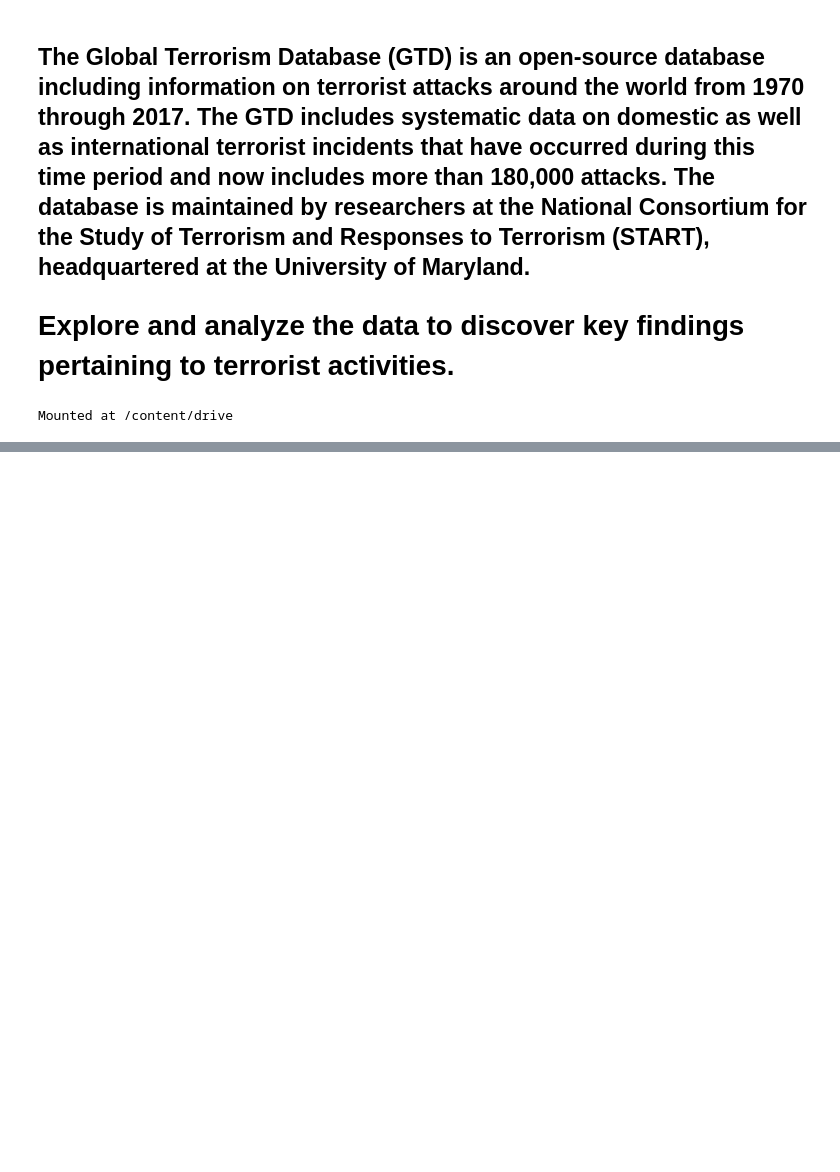
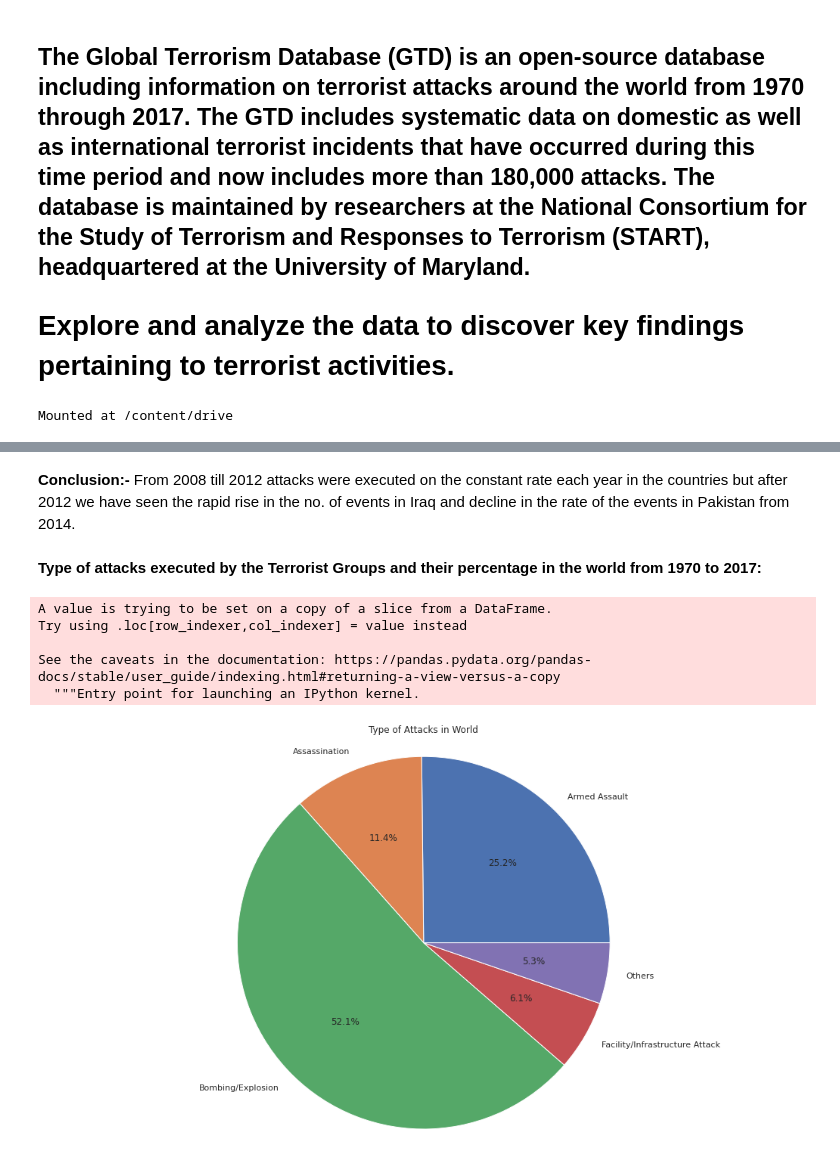
Before and after one commit to ayushjn1995/global_terrorism, a Jupyter notebook: CH_Ayush_Jain_Global_Terrorism_Analysis_Capstone_Project.ipynb, the cells around one changed output, grey strips where cells are left out. Drawn from its saved outputs; the diff is of its cells as text; code cells hidden in the pictures; blank space fills up the shorter version.

```diff
--- a/CH_Ayush_Jain_Global_Terrorism_Analysis_Capstone_Project.ipynb
+++ b/CH_Ayush_Jain_Global_Terrorism_Analysis_Capstone_Project.ipynb
@@ -48,0 +64,24 @@ df.shape
+# %% [markdown]
+**Conclusion:-** From 2008 till 2012 attacks were executed on the constant rate each year in the countries but after 2012 we have seen the rapid rise in the no. of events in Iraq and decline in the rate of the events in Pakistan from 2014.
+# %% [markdown]
+**Type of attacks executed by the Terrorist Groups and their percentage   in the world from 1970 to 2017:**
+# %%
+sub_df["attack_type"] =sub_df['attack_type'].apply(lambda x: x if x in ['Assassination', 'Hostage Taking (Kidnapping)','Bombing/Explosion', 'Facility/Infrastructure Attack', 'Armed Assault', 'Hijacking','Unarmed Assault', 'Hostage Taking (Barricade Incident)'] else 'Others')
+g = sub_df.groupby("attack_type").size().reset_index(name="count")
+hostage_count = g.loc[5,"count"] + g.loc[6,"count"]
+g.loc[7,"count"] = g.loc[7,"count"] + g.loc[4,"count"] + g.loc[8,"count"]
+g = g.drop([4,5,6,8])
+g.reset_index(inplace = True)
+my_labels = ["Armed Assault",	"Assassination",	"Bombing/Explosion",	"Facility/Infrastructure Attack","Others"]
+plt.rcParams['figure.figsize']=(18,10)
+plt.pie(g["count"],labels=my_labels,autopct='%1.1f%%')
+plt.title('Type of Attacks in World')
+plt.axis('equal')
+plt.show()
+# %% [output]
+A value is trying to be set on a copy of a slice from a DataFrame.
+Try using .loc[row_indexer,col_indexer] = value instead
+
+See the caveats in the documentation: https://pandas.pydata.org/pandas-docs/stable/user_guide/indexing.html#returning-a-view-versus-a-copy
+  """Entry point for launching an IPython kernel.
+[figure, added]
```
Also changed, not shown: parts of 15 cells of this notebook.
